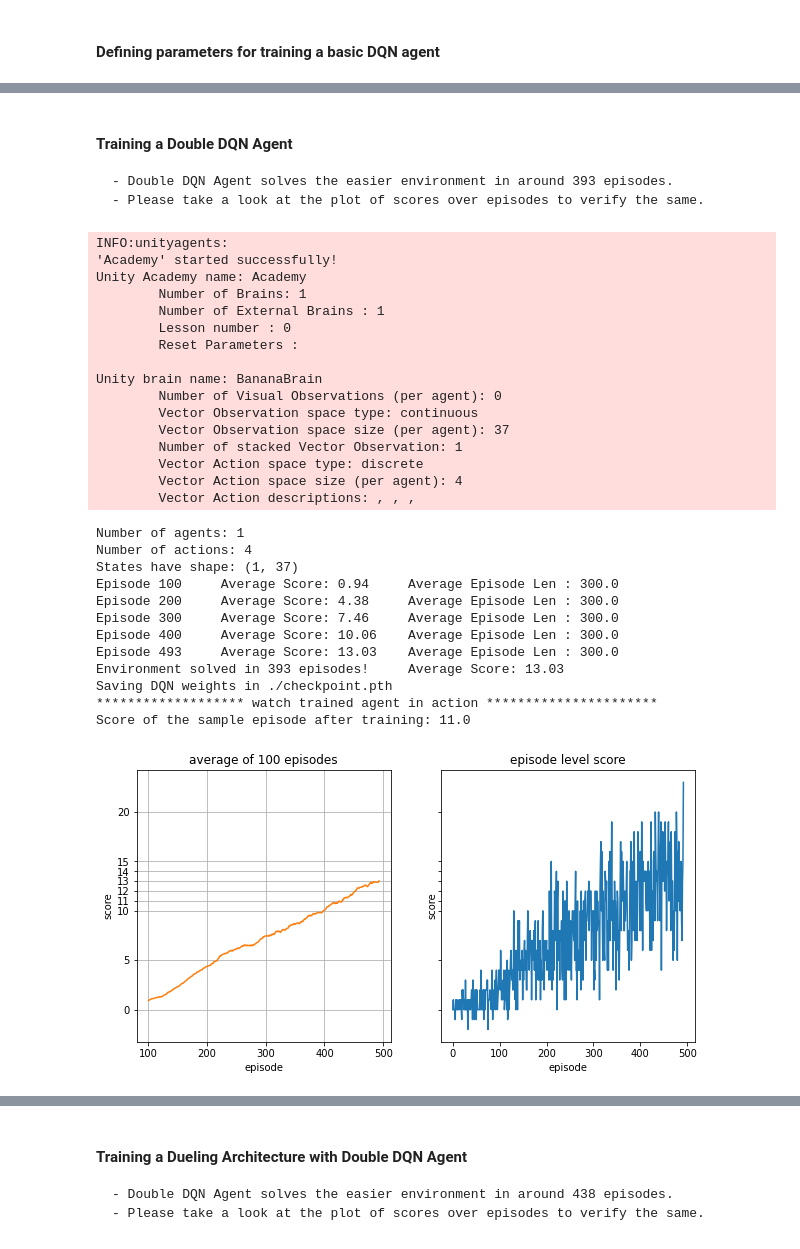
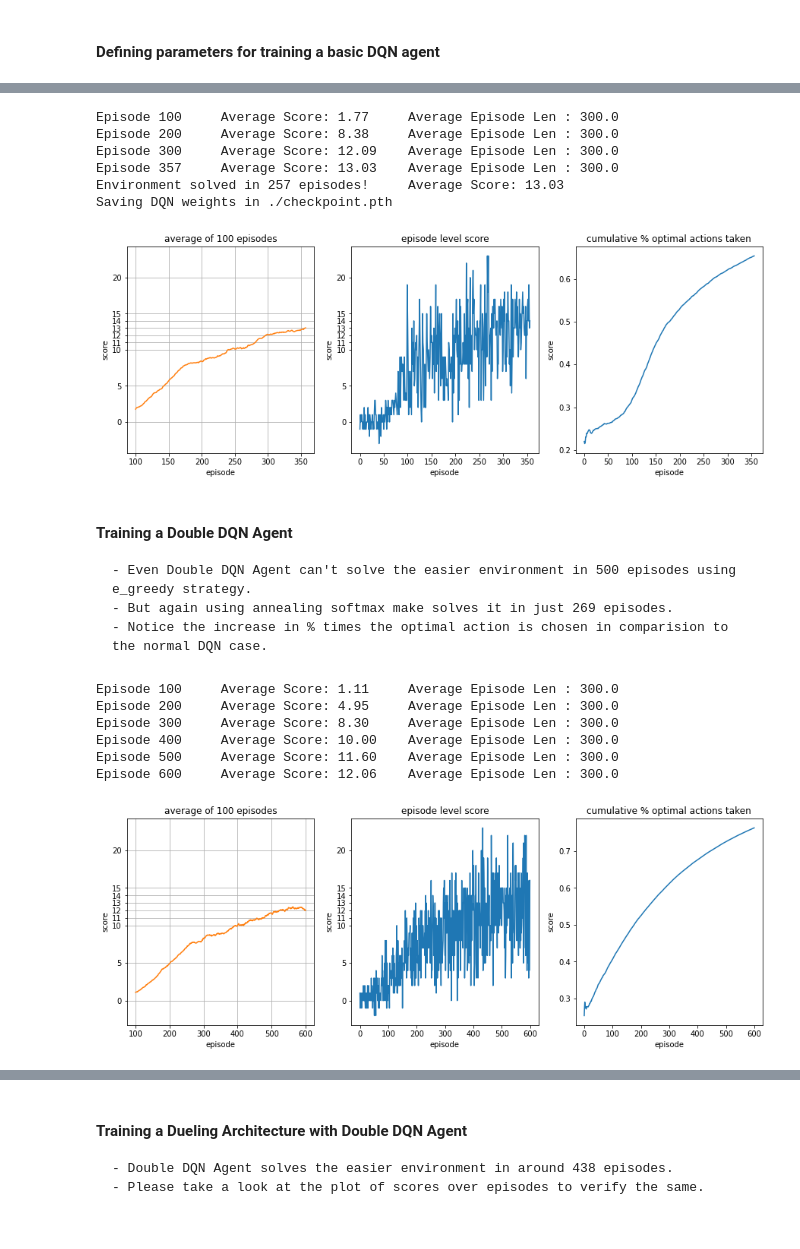
Before and after one commit to nitesh-kansal/Deep_q_learning, a Jupyter notebook: Report.ipynb, the cells around one changed output, grey strips where cells are left out. Drawn from its saved outputs; the diff is of its cells as text; code cells hidden in the pictures.

```diff
--- a/Report.ipynb
+++ b/Report.ipynb
@@ -158,39 +172,33 @@ Score of the sample episode after training: 4.0
+# %%
+# Basic DQN + annealed softmax action
+params["policy_type"] = "annealed_softmax"
+output_scores, agent, optimal_selection_p  = dqn_training_loop(env, model, 13., 100, params)
+score_plot(output_scores, optimal_selection_p)
+# %% [output]
+Episode 100     Average Score: 1.77     Average Episode Len : 300.0
+Episode 200     Average Score: 8.38     Average Episode Len : 300.0
+Episode 300     Average Score: 12.09    Average Episode Len : 300.0
+Episode 357     Average Score: 13.03    Average Episode Len : 300.0
+Environment solved in 257 episodes!     Average Score: 13.03
+Saving DQN weights in ./checkpoint.pth
+[figure, added]
 # %% [markdown]
 #### Training a Double DQN Agent
-    - Double DQN Agent solves the easier environment in around 393 episodes.
-    - Please take a look at the plot of scores over episodes to verify the same.
+    - Even Double DQN Agent can't solve the easier environment in 500 episodes using e_greedy strategy.
+    - But again using annealing softmax make solves it in just 269 episodes.
+    - Notice the increase in % times the optimal action is chosen in comparision to the normal DQN case.
 # %%
 params["IS_DDQN"] = True
+params["policy_type"] = "e_greedy"
 # Double DQN
-output_scores = banana_collector_dqn_training_loop(params)
-score_plot(output_scores)
+model = QNetwork(37,4,1234,False)
+output_scores, agent, optimal_selection_p  = dqn_training_loop(env, model, 13., 100, params)
+score_plot(output_scores, optimal_selection_p)
 # %% [output]
-INFO:unityagents:
-'Academy' started successfully!
-Unity Academy name: Academy
-        Number of Brains: 1
-        Number of External Brains : 1
-        Lesson number : 0
-        Reset Parameters :
-
-Unity brain name: BananaBrain
-        Number of Visual Observations (per agent): 0
-        Vector Observation space type: continuous
-        Vector Observation space size (per agent): 37
-        Number of stacked Vector Observation: 1
-        Vector Action space type: discrete
-        Vector Action space size (per agent): 4
-        Vector Action descriptions: , , ,
+Episode 100     Average Score: 1.11     Average Episode Len : 300.0
+Episode 200     Average Score: 4.95     Average Episode Len : 300.0
+Episode 300     Average Score: 8.30     Average Episode Len : 300.0
+Episode 400     Average Score: 10.00    Average Episode Len : 300.0
+Episode 500     Average Score: 11.60    Average Episode Len : 300.0
+Episode 600     Average Score: 12.06    Average Episode Len : 300.0
-Number of agents: 1
-Number of actions: 4
-States have shape: (1, 37)
-Episode 100     Average Score: 0.94     Average Episode Len : 300.0
-Episode 200     Average Score: 4.38     Average Episode Len : 300.0
-Episode 300     Average Score: 7.46     Average Episode Len : 300.0
-Episode 400     Average Score: 10.06    Average Episode Len : 300.0
-Episode 493     Average Score: 13.03    Average Episode Len : 300.0
-Environment solved in 393 episodes!     Average Score: 13.03
-Saving DQN weights in ./checkpoint.pth
-******************* watch trained agent in action **********************
-Score of the sample episode after training: 11.0
-[figure, old version]
+[figure, new version]
```
Also changed, not shown: parts of 12 cells of this notebook, 9 other files.
